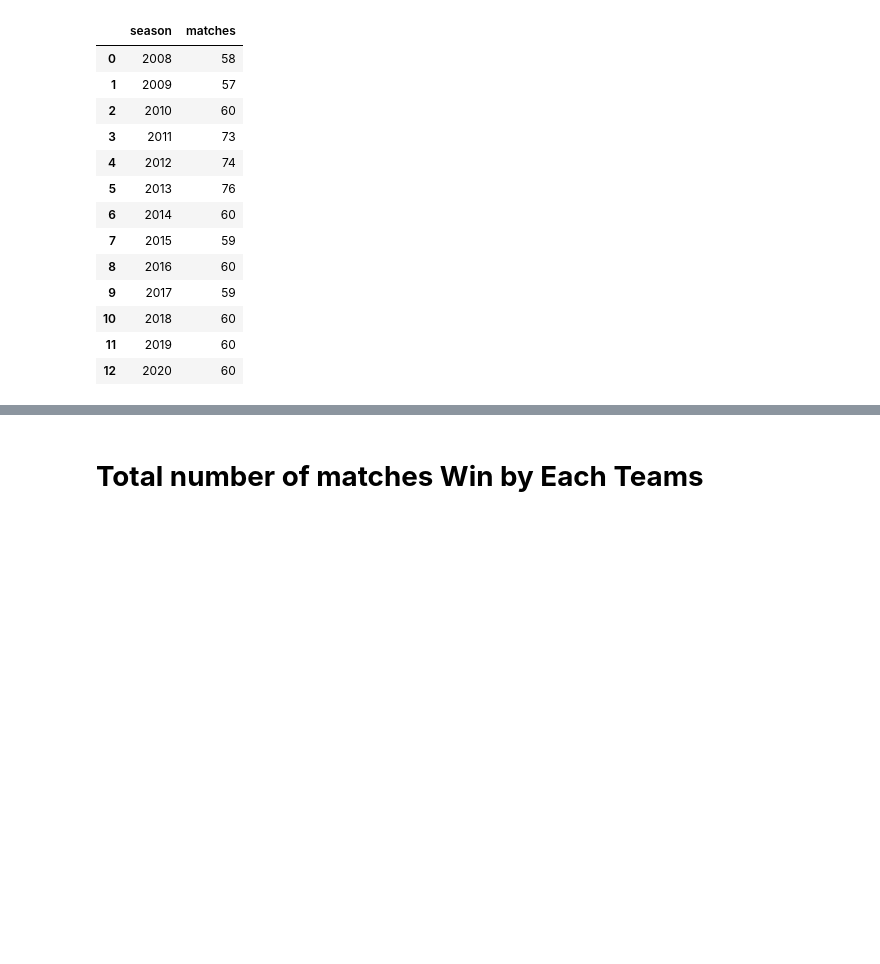
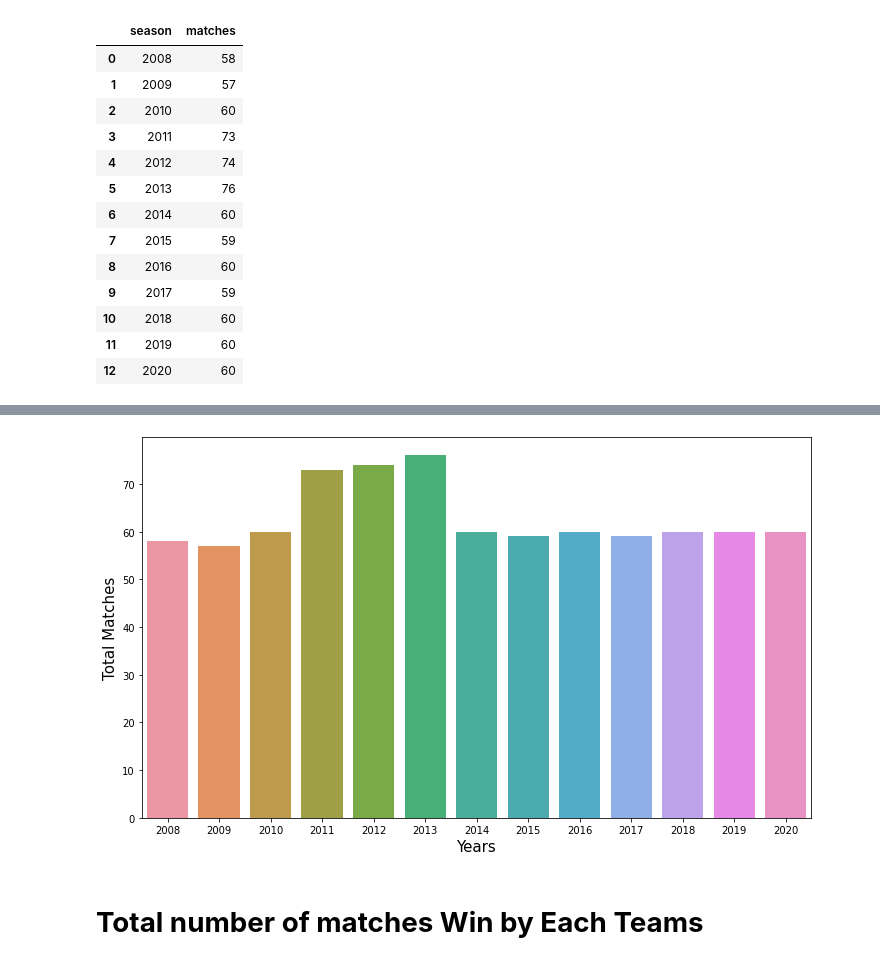
Before and after one commit to subhamyadav580/Data-Analysis-with-IPL-Dataset, a Jupyter notebook: IPL.ipynb, the cells around one changed output, grey strips where cells are left out. Saved outputs shown, nothing was run; the diff lists cells and outputs as text; code cells hidden in the pictures; blank space fills up the shorter version.

```diff
--- a/IPL.ipynb
+++ b/IPL.ipynb
@@ -389,3 +392,11 @@ fig.show()
+# %%
+plt.figure(figsize=(12, 7))
+sns.countplot(x=matchData.season)
+plt.xlabel('Years', fontsize=15)
+plt.ylabel('Total Matches', fontsize=15)
+plt.show()
+# %% [output]
+[figure, added]
 # %% [markdown]
 # **Total number of matches Win by Each Teams**
 # %%
```
Also changed, not shown: parts of 27 cells of this notebook.
